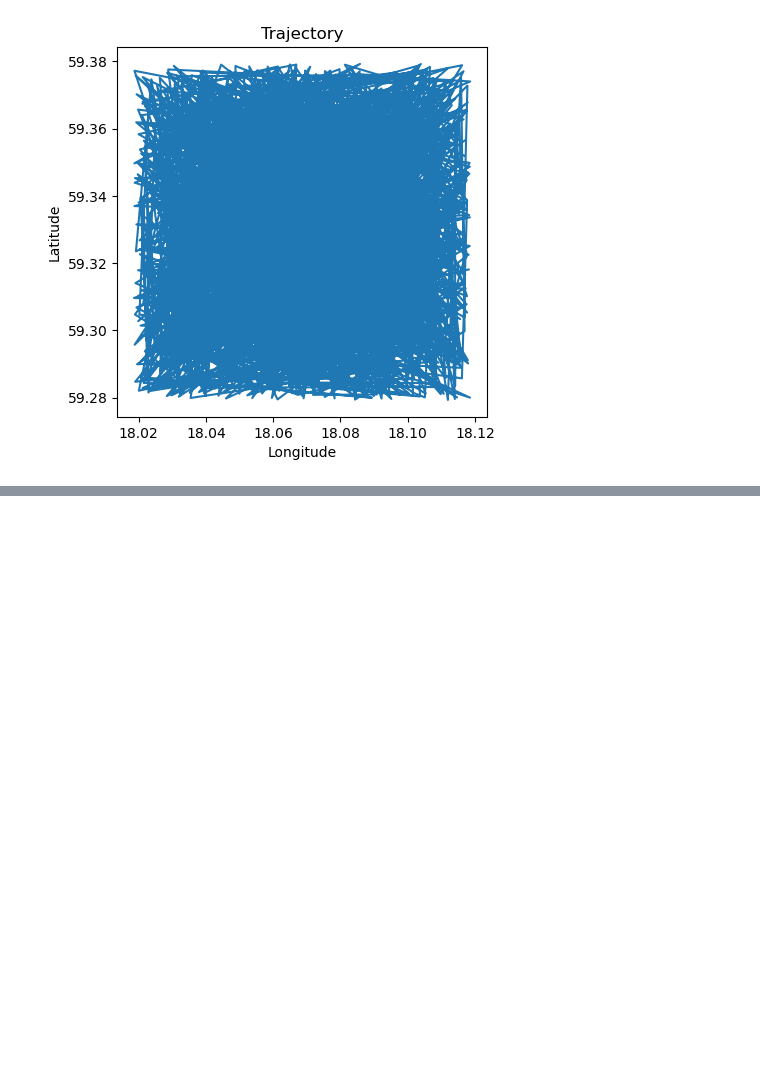
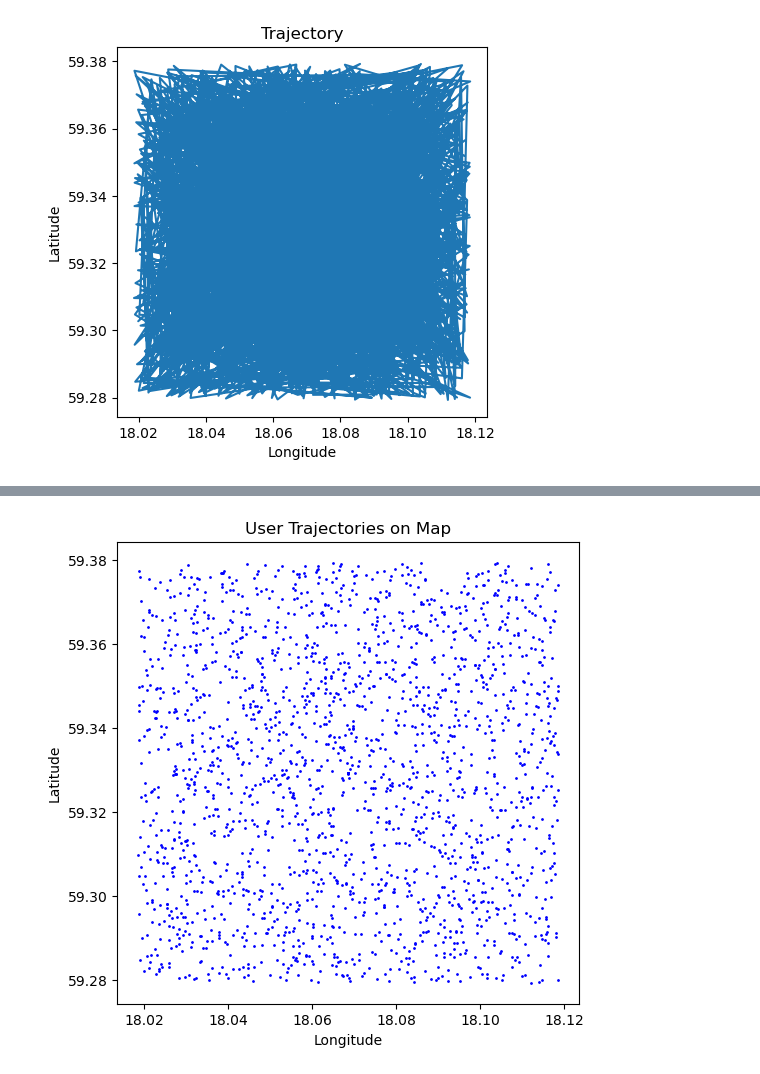
Before and after one commit to pablo-chacon/lbrp, a Jupyter notebook: gtfs/clustering_data.ipynb, the cells around one changed output, grey strips where cells are left out. Drawn from its saved outputs; the diff is of its cells as text; code cells hidden in the pictures; blank space fills up the shorter version.

```diff
--- a/gtfs/clustering_data.ipynb
+++ b/gtfs/clustering_data.ipynb
@@ -109,0 +232,12 @@ near_df
+# %%
+# Convert user trajectories DataFrame to GeoDataFrame
+gdf = gpd.GeoDataFrame(ut_df, geometry=gpd.points_from_xy(ut_df.Longitude, ut_df.Latitude))
+
+# Plotting the trajectories on a map
+gdf.plot(marker='o', color='blue', markersize=1, figsize=(10, 6))
+plt.title('User Trajectories on Map')
+plt.xlabel('Longitude')
+plt.ylabel('Latitude')
+plt.show()
+# %% [output]
+[figure, added]
```
Also changed, not shown: parts of 9 cells of this notebook, 8 other files.
